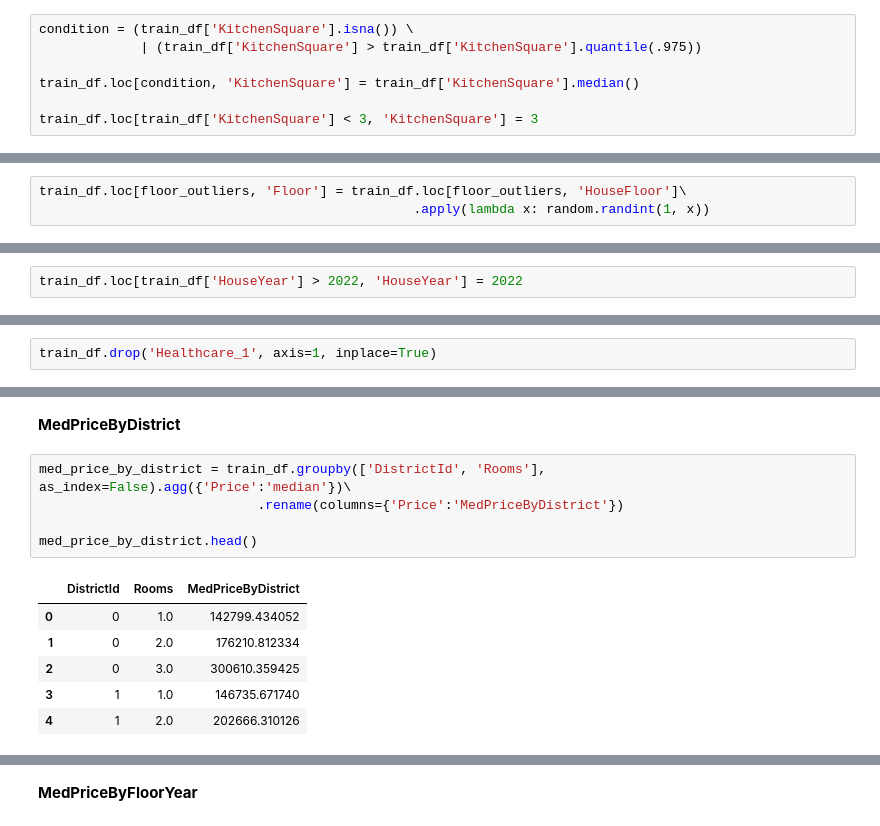
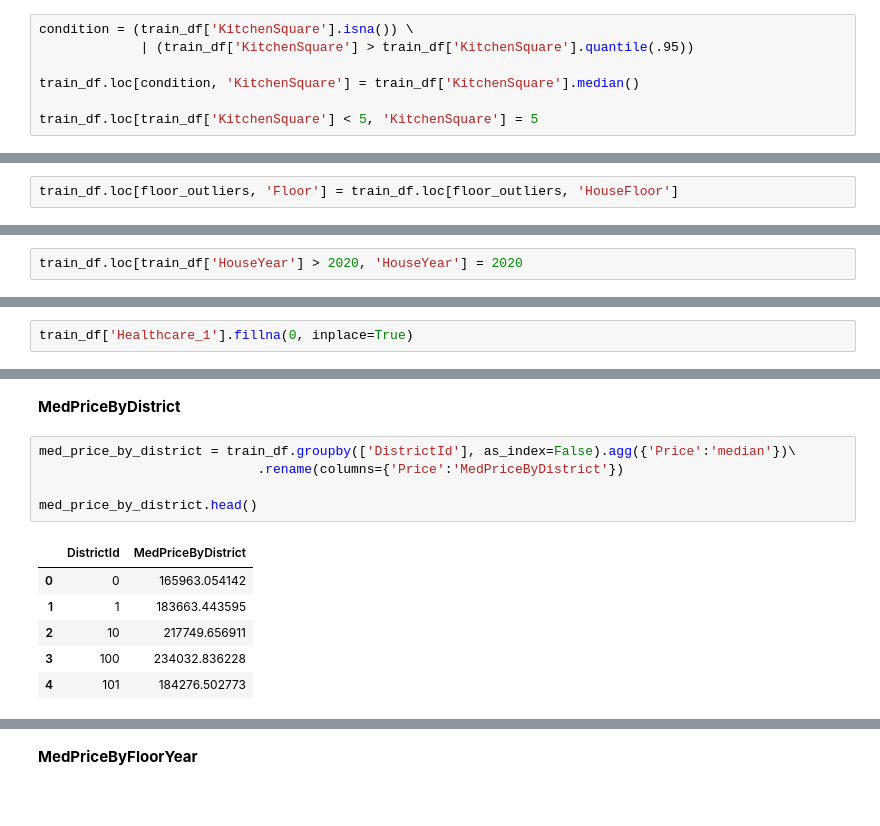
Before and after one commit to ddekun/Py-for-Ds, a Jupyter notebook: ddekunproject.ipynb, the cells around one changed output, grey strips where cells are left out. Saved outputs shown, nothing was run; the diff lists cells and outputs as text.

```diff
--- a/ddekunproject.ipynb
+++ b/ddekunproject.ipynb
@@ -339,10 +337,10 @@ train_df['KitchenSquare'].quantile(.975), train_df['KitchenSquare'].quantile(.02
 # %%
 condition = (train_df['KitchenSquare'].isna()) \
-             | (train_df['KitchenSquare'] > train_df['KitchenSquare'].quantile(.975))
+             | (train_df['KitchenSquare'] > train_df['KitchenSquare'].quantile(.95))
 
 train_df.loc[condition, 'KitchenSquare'] = train_df['KitchenSquare'].median()
 
-train_df.loc[train_df['KitchenSquare'] < 3, 'KitchenSquare'] = 3
+train_df.loc[train_df['KitchenSquare'] < 5, 'KitchenSquare'] = 5
 # %%
 train_df['KitchenSquare'].value_counts()
 # %% [output]
@@ -391,8 +386,7 @@ Int64Index([  17,   19,   21,   25,   26,   33,   34,   37,   39,   44,
             9913, 9921, 9930, 9931, 9938, 9953, 9960, 9968, 9970, 9975],
            dtype='int64', length=1610)
 # %%
-train_df.loc[floor_outliers, 'Floor'] = train_df.loc[floor_outliers, 'HouseFloor']\
-                                                .apply(lambda x: random.randint(1, x))
+train_df.loc[floor_outliers, 'Floor'] = train_df.loc[floor_outliers, 'HouseFloor']
 # %%
 (train_df['Floor'] > train_df['HouseFloor']).sum()
 # %% [output]
@@ -415,7 +409,7 @@ train_df['HouseYear'].sort_values(ascending=False)
 6794        1910
 Name: HouseYear, Length: 10000, dtype: int64
 # %%
-train_df.loc[train_df['HouseYear'] > 2022, 'HouseYear'] = 2022
+train_df.loc[train_df['HouseYear'] > 2020, 'HouseYear'] = 2020
 # %% [markdown]
 ### **3. Обработка пропусков**
 # %%
@@ -464,4 +489,4 @@ train_df.loc[condition, 'LifeSquare'] = train_df.loc[condition, 'Square'] \
 # %%
-train_df.drop('Healthcare_1', axis=1, inplace=True)
+train_df['Healthcare_1'].fillna(0, inplace=True)
 # %%
 class DataPreprocessing:
@@ -577,17 +601,17 @@ train_df['IsDistrictLarge'] = (train_df['DistrictSize'] > 100).astype(int)
 # %% [markdown]
 **MedPriceByDistrict**
 # %%
-med_price_by_district = train_df.groupby(['DistrictId', 'Rooms'], as_index=False).agg({'Price':'median'})\
+med_price_by_district = train_df.groupby(['DistrictId'], as_index=False).agg({'Price':'median'})\
                             .rename(columns={'Price':'MedPriceByDistrict'})
 
 med_price_by_district.head()
 # %% [output]
-|  | DistrictId | Rooms | MedPriceByDistrict |
-| 0 | 0 | 1.0 | 142799.434052 |
-| 1 | 0 | 2.0 | 176210.812334 |
-| 2 | 0 | 3.0 | 300610.359425 |
-| 3 | 1 | 1.0 | 146735.671740 |
-| 4 | 1 | 2.0 | 202666.310126 |
+|  | DistrictId | MedPriceByDistrict |
+| 0 | 0 | 165963.054142 |
+| 1 | 1 | 183663.443595 |
+| 2 | 10 | 217749.656911 |
+| 3 | 100 | 234032.836228 |
+| 4 | 101 | 184276.502773 |
 # %%
 med_price_by_district.shape
 # %% [output]
```
Also changed, not shown: parts of 31 cells of this notebook.
